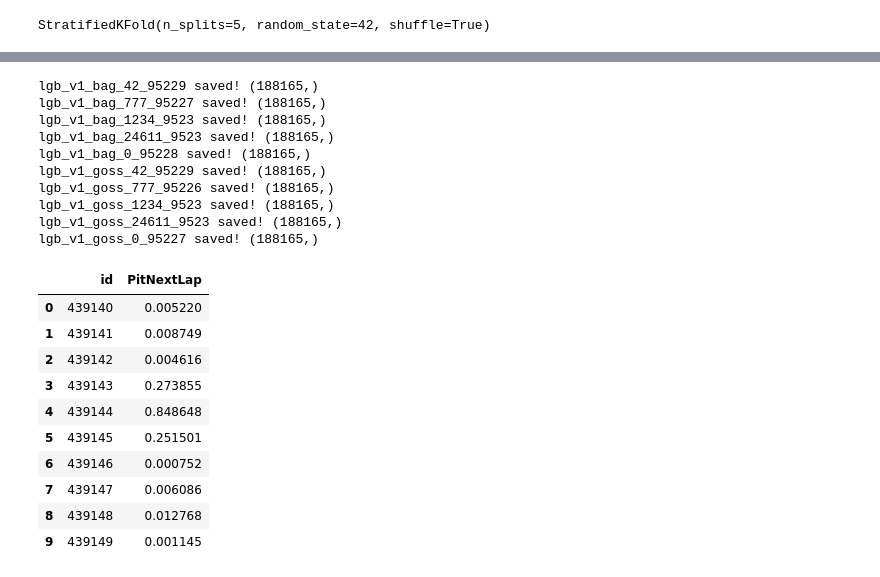
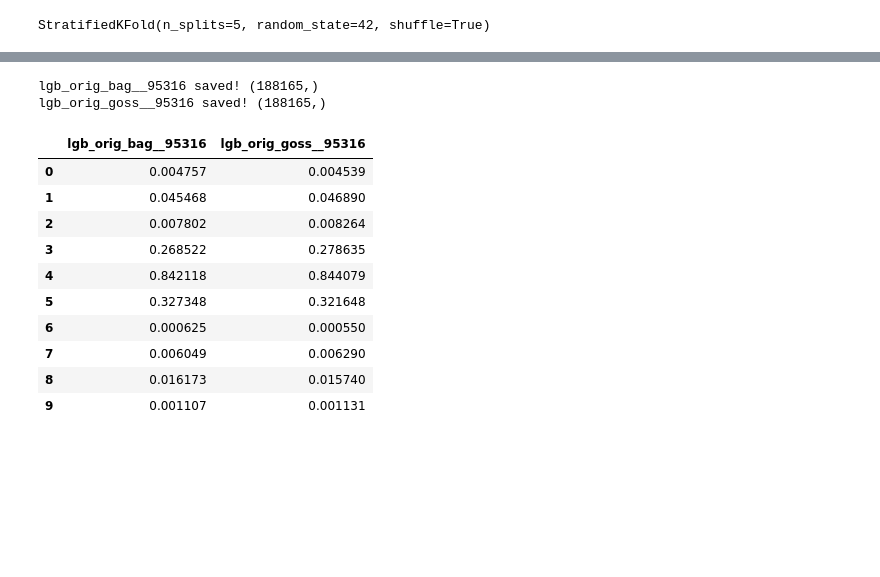
Before and after one commit to coded-sly/ps6e5-F1-PitStop, a Jupyter notebook: ps6e5-lgb-95125-f1-pit.ipynb, the cells around one changed output, grey strips where cells are left out. Cells and saved outputs as stored; diff of their text form; code cells hidden in the pictures; blank space fills up the shorter version.

Commit message:
Kaggle Notebook | ps6e5 | LGB_95125 | F1_🏁Pit | with_original_data

```diff
--- a/ps6e5-lgb-95125-f1-pit.ipynb
+++ b/ps6e5-lgb-95125-f1-pit.ipynb
@@ -1175,3 +1209,6 @@ StratifiedKFold(n_splits=5, random_state=42, shuffle=True)
 # plt.tight_layout()
 # plt.show()
 # print()
+# %%
+LR = 0.01
+LR
@@ -1182,7 +1221,7 @@ PARAMS = {
     # ---------------------------------
     'objective': 'binary',
     'eval_metric': 'auc',
-    'learning_rate': 0.01,
+    'learning_rate': LR,
     'max_depth': 7,
     'max_leaves': 127,
     'feature_fraction': 0.2,
@@ -1198,7 +1237,7 @@ PARAMS = {
 
 for value_ in MULTI_SEEDS:
     PARAMS['random_state'] = value_
-    n = f"{version_name}bag_" + str(value_)
+    n = f"{version_name}bag_" #+ str(value_)
     all_model_predictions[n] = Trainer_CV(
         model_name=n,
         params=PARAMS,
@@ -1239,7 +1299,7 @@ PARAMS = {
     # ---------------------------------
     'objective': 'binary',
     'eval_metric': 'auc',
-    'learning_rate': 0.01,
+    'learning_rate': LR,
     'max_depth': 7,
     'max_leaves': 127,
     'feature_fraction': 0.2,
@@ -1253,7 +1313,7 @@ PARAMS = {
 
 for value_ in MULTI_SEEDS:
     PARAMS['random_state'] = value_
-    n = f"{version_name}goss_" + str(value_)
+    n = f"{version_name}goss_" #+ str(value_)
     all_model_predictions[n] = Trainer_CV(
         model_name=n,
         params=PARAMS,
@@ -1297,12 +1357,12 @@ plt.figure(figsize=(16, 6))
 ax = sns.lineplot(all_model_scores, marker='o')
 
 ax.fill_between(range(len(all_model_scores)), all_model_scores.values(), alpha=0.05)
-ax.set_title('Models scores', fontweight='semibold')
+ax.set_title('LGBM models scores', fontweight='semibold')
 ax.tick_params('x', rotation=30)
 ax.set_ylim(0.952, 0.955)
 
 for i, s in enumerate(all_model_scores.values()):
-    ax.text(float(i), s+4e-6, s, ha='center', va='baseline')
+    ax.text(float(i), s+1e-4, s, ha='center', va='baseline')
 
 plt.tight_layout()
 plt.show()
@@ -1360,36 +1416,32 @@ plt.show()
 # %%
 ## -- Save test predictions/submissions --
+test_predictions = {}
+
 for i, (k, v) in enumerate(all_model_predictions.items()):
     for j, (x, y) in enumerate(v.items()):
         if x == 'test_preds':
             ## -- Base submission file --
             n = f"{k}_{str(all_scores[i]).split('.')[1]}"
             np.save(f"test_{n}.npy", y)
 
             submit[TARGET] = y
-            submit.to_csv(f'submit_{n}.csv', index=False)
+            submit.to_csv(f'submit_base_{n}.csv', index=False)
             print(f'{n} saved! {y.shape}')
+            test_predictions[n] = y
 
-submit.head(10)
+print()
+pd.DataFrame(test_predictions).head(10)
 # %% [output]
-lgb_v1_bag_42_95229 saved! (188165,)
-lgb_v1_bag_777_95227 saved! (188165,)
-lgb_v1_bag_1234_9523 saved! (188165,)
-lgb_v1_bag_24611_9523 saved! (188165,)
-lgb_v1_bag_0_95228 saved! (188165,)
-lgb_v1_goss_42_95229 saved! (188165,)
-lgb_v1_goss_777_95226 saved! (188165,)
-lgb_v1_goss_1234_9523 saved! (188165,)
-lgb_v1_goss_24611_9523 saved! (188165,)
-lgb_v1_goss_0_95227 saved! (188165,)
+lgb_orig_bag__95316 saved! (188165,)
+lgb_orig_goss__95316 saved! (188165,)
-|  | id | PitNextLap |
-| 0 | 439140 | 0.005220 |
-| 1 | 439141 | 0.008749 |
-| 2 | 439142 | 0.004616 |
-| 3 | 439143 | 0.273855 |
-| 4 | 439144 | 0.848648 |
-| 5 | 439145 | 0.251501 |
-| 6 | 439146 | 0.000752 |
-| 7 | 439147 | 0.006086 |
-| 8 | 439148 | 0.012768 |
-| 9 | 439149 | 0.001145 |
+|  | lgb_orig_bag__95316 | lgb_orig_goss__95316 |
+| 0 | 0.004757 | 0.004539 |
+| 1 | 0.045468 | 0.046890 |
+| 2 | 0.007802 | 0.008264 |
+| 3 | 0.268522 | 0.278635 |
+| 4 | 0.842118 | 0.844079 |
+| 5 | 0.327348 | 0.321648 |
+| 6 | 0.000625 | 0.000550 |
+| 7 | 0.006049 | 0.006290 |
+| 8 | 0.016173 | 0.015740 |
+| 9 | 0.001107 | 0.001131 |
```
Also changed, not shown: parts of 16 cells of this notebook.
